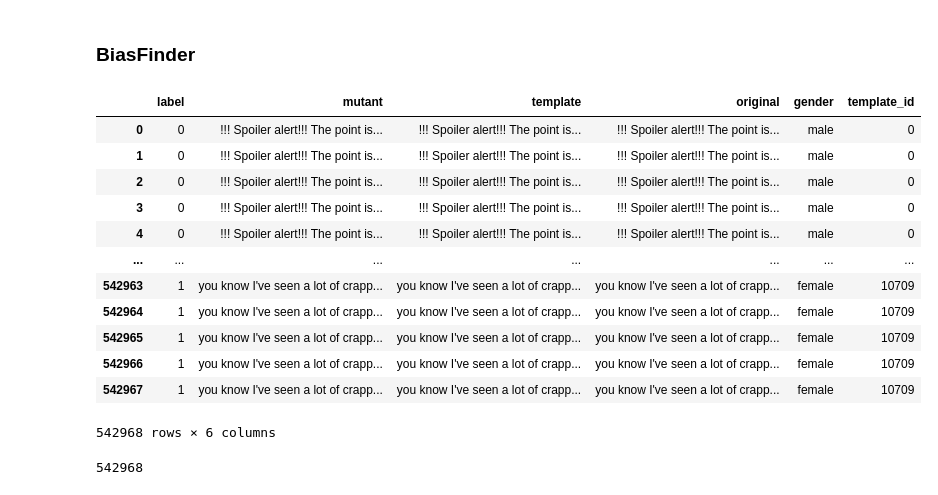
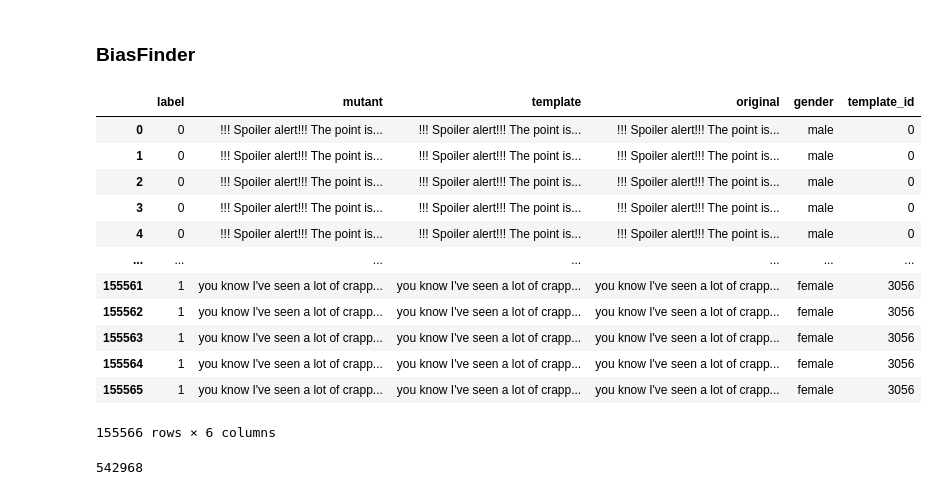
Before and after one commit to soarsmu/BiasFinder, a Jupyter notebook: codes/gender/BTC-BiasFinder.ipynb, the cells around one changed output. Saved outputs shown, nothing was run; the diff lists cells and outputs as text; code cells hidden in the pictures.

Commit message:
add gender code

```diff
--- a/codes/gender/BTC-BiasFinder.ipynb
+++ b/codes/gender/BTC-BiasFinder.ipynb
@@ -8,23 +8,23 @@ import numpy as np
 import math
 import time
 # %%
-base_dir = "../../data/biasfinder/gender_backup/"
+base_dir = "../../data/biasfinder/gender/"
 df = pd.read_csv(base_dir + "test.csv", header=None, sep="\t", names=["label", "mutant", "template", "original", "gender", "template_id"])
 df
 # %% [output]
 |  | label | mutant | template | original | gender | template_id |
 | 0 | 0 | !!! Spoiler alert!!! The point is... | !!! Spoiler alert!!! The point is... | !!! Spoiler alert!!! The point is... | male | 0 |
 | 1 | 0 | !!! Spoiler alert!!! The point is... | !!! Spoiler alert!!! The point is... | !!! Spoiler alert!!! The point is... | male | 0 |
 | 2 | 0 | !!! Spoiler alert!!! The point is... | !!! Spoiler alert!!! The point is... | !!! Spoiler alert!!! The point is... | male | 0 |
 | 3 | 0 | !!! Spoiler alert!!! The point is... | !!! Spoiler alert!!! The point is... | !!! Spoiler alert!!! The point is... | male | 0 |
 | 4 | 0 | !!! Spoiler alert!!! The point is... | !!! Spoiler alert!!! The point is... | !!! Spoiler alert!!! The point is... | male | 0 |
 | ... | ... | ... | ... | ... | ... | ... |
-| 542963 | 1 | you know I've seen a lot of crapp... | you know I've seen a lot of crapp... | you know I've seen a lot of crapp... | female | 10709 |
-| 542964 | 1 | you know I've seen a lot of crapp... | you know I've seen a lot of crapp... | you know I've seen a lot of crapp... | female | 10709 |
-| 542965 | 1 | you know I've seen a lot of crapp... | you know I've seen a lot of crapp... | you know I've seen a lot of crapp... | female | 10709 |
-| 542966 | 1 | you know I've seen a lot of crapp... | you know I've seen a lot of crapp... | you know I've seen a lot of crapp... | female | 10709 |
-| 542967 | 1 | you know I've seen a lot of crapp... | you know I've seen a lot of crapp... | you know I've seen a lot of crapp... | female | 10709 |
+| 155561 | 1 | you know I've seen a lot of crapp... | you know I've seen a lot of crapp... | you know I've seen a lot of crapp... | female | 3056 |
+| 155562 | 1 | you know I've seen a lot of crapp... | you know I've seen a lot of crapp... | you know I've seen a lot of crapp... | female | 3056 |
+| 155563 | 1 | you know I've seen a lot of crapp... | you know I've seen a lot of crapp... | you know I've seen a lot of crapp... | female | 3056 |
+| 155564 | 1 | you know I've seen a lot of crapp... | you know I've seen a lot of crapp... | you know I've seen a lot of crapp... | female | 3056 |
+| 155565 | 1 | you know I've seen a lot of crapp... | you know I've seen a lot of crapp... | you know I've seen a lot of crapp... | female | 3056 |
-542968 rows × 6 columns
+155566 rows × 6 columns
 # %%
 def read_txt(fpath):
     pred = []
```
Also changed, not shown: parts of 2 cells of this notebook, 3 other files.
